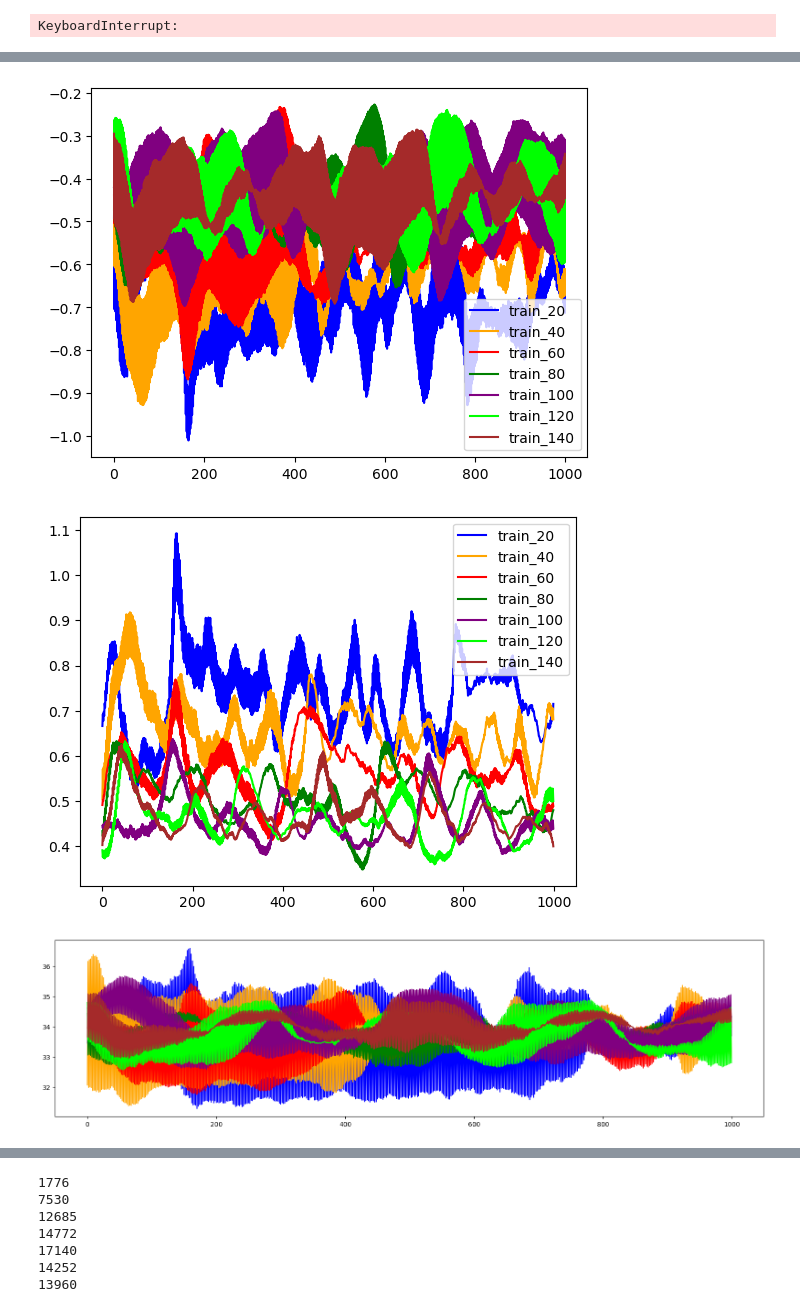
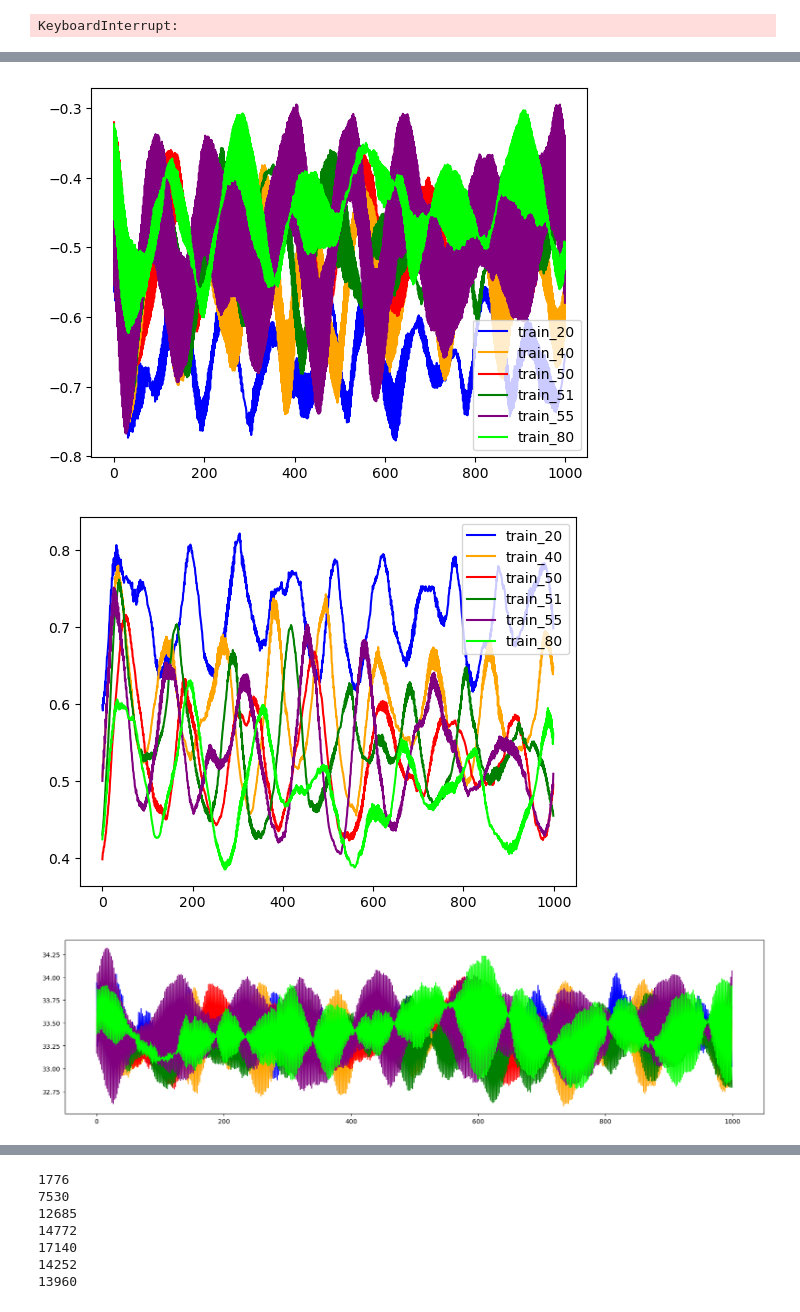
Before and after one commit to mini-batch/neural_net_generalisation, a Jupyter notebook: misc/slope_increase_test.ipynb, the cells around one changed output, grey strips where cells are left out. Saved outputs shown, nothing was run; the diff lists cells and outputs as text; code cells hidden in the pictures.

```diff
--- a/misc/slope_increase_test.ipynb
+++ b/misc/slope_increase_test.ipynb
@@ -554,6 +565,6 @@ plt.legend()
 # %%
 colours = ["blue", "orange", "red", "green", "purple", "lime","brown"]
-for i, num in enumerate([20,40,60,80,100,120,140]):
+for i, num in enumerate([20,40,50,51,55,80]):
     jv_products = results[f"model_{num}"]["jv_products"][-1000:]
     plt.plot(jv_products, label=f"train_{num}", color=colours[i])
     plt.legend()
@@ -562,6 +573,6 @@ for i, num in enumerate([20,40,60,80,100,120,140]):
 # %%
 colours = ["blue", "orange", "red", "green", "purple", "lime","brown"]
-for i, num in enumerate([20,40,60,80,100,120,140]):
+for i, num in enumerate([20,40,50,51,55,80]):
     vhv_products = results[f"model_{num}"]["vhv_products"][-1000:]
     plt.plot(vhv_products, label=f"train_{num}", color=colours[i])
     plt.legend()
@@ -570,30 +581,30 @@ for i, num in enumerate([20,40,60,80,100,120,140]):
 # %%
 colours = ["blue", "orange", "red", "green", "purple", "lime", "brown"]
-for i, num in enumerate([20,40,60,80,100,120,140]):
+for i, num in enumerate([20,40,50,51,55,80]):
     jv_products, j_norms = results[f"model_{num}"]["jv_products"][-1000:], results[f"model_{num}"]["j_norms"][-1000:]
     plt.plot(np.multiply(j_norms, jv_products), label=f"train_{num}", color=colours[i])
     plt.legend()
 # %% [output]
-[figure, old version]
+[figure, new version]
 # %%
 colours = ["blue", "orange", "red", "green", "purple", "lime", "brown"]
-for i, num in enumerate([20,40,60,80,100,120,140]):
+for i, num in enumerate([20,40,50,51,55,80]):
     vhv_products, weight_update_norms = results[f"model_{num}"]["vhv_products"][-1000:], results[f"model_{num}"]["weight_update_norms"][-1000:]
     plt.plot(np.multiply(weight_update_norms, vhv_products) * 0.5, label=f"train_{num}", color=colours[i])
     plt.legend()
 # %% [output]
-[figure, old version]
+[figure, new version]
 # %%
 colours = ["blue", "orange", "red", "green", "purple", "lime", "brown"]
 fig = plt.figure(figsize=(20,5))
-for i, num in enumerate([20,40,60,80,100,120,140]):
+for i, num in enumerate([20,40,50,51,55,80]):
     vhv_products, weight_update_norms = results[f"model_{num}"]["vhv_products"][-1000:], results[f"model_{num}"]["weight_update_norms"][-1000:]
     jv_products, j_norms = results[f"model_{num}"]["jv_products"][-1000:], results[f"model_{num}"]["j_norms"][-1000:]
     plt.plot(vhv_products, label=f"train_{num}", color=colours[i])
     # plt.plot(jv_products, label=f"train_{num}", color=colours[i])
     #plt.legend()
 # %% [output]
-[figure, old version]
+[figure, new version]
 # %%
 colours = ["blue", "orange", "red", "green", "purple", "lime", "brown"]
 fig = plt.figure(figsize=(20,5))
```
Also changed, not shown: parts of 16 cells of this notebook.
